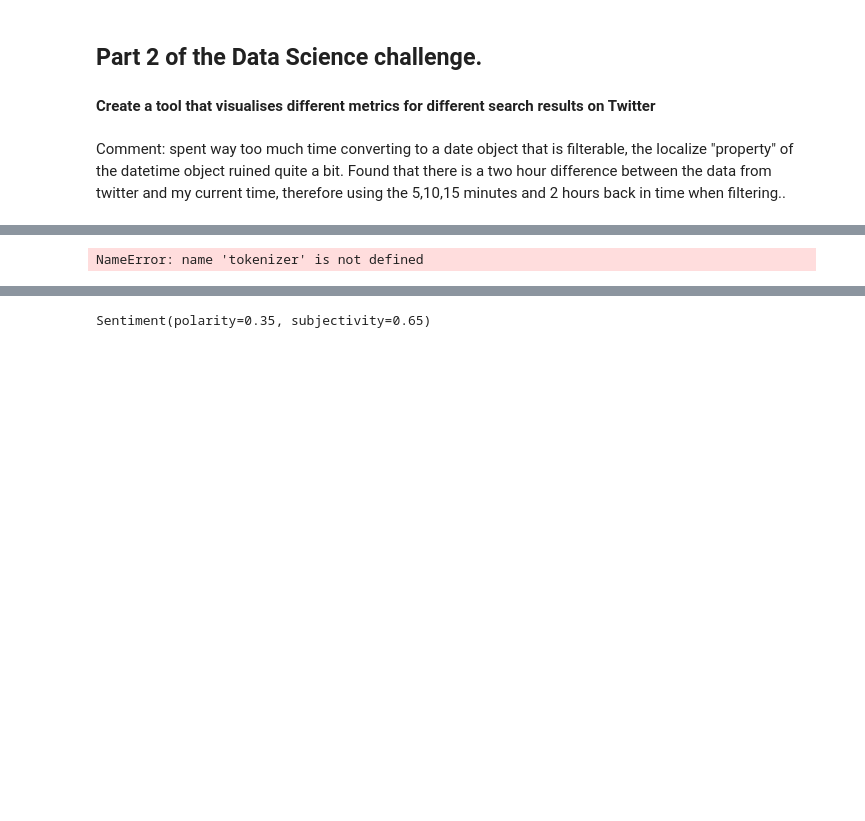
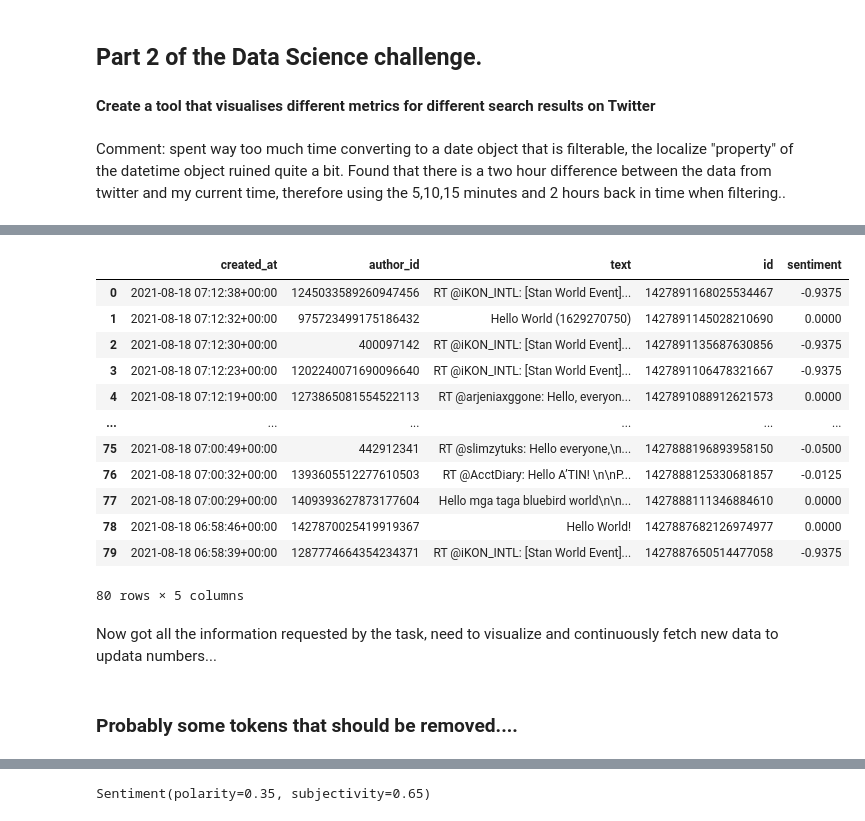
Before and after one commit to addiryan/Kahoot-challenge, a Jupyter notebook: Twitter.ipynb, the cells around one changed output, grey strips where cells are left out. Saved outputs shown, nothing was run; the diff lists cells and outputs as text; code cells hidden in the pictures; blank space fills up the shorter version.

```diff
--- a/Twitter.ipynb
+++ b/Twitter.ipynb
@@ -211 +231,21 @@ sentiment
+# %%
+tmp_df
+# %% [output]
+|  | created_at | author_id | text | id | sentiment |
+| 0 | 2021-08-18 07:12:38+00:00 | 1245033589260947456 | RT @iKON_INTL: [Stan World Event]... | 1427891168025534467 | -0.9375 |
+| 1 | 2021-08-18 07:12:32+00:00 | 975723499175186432 | Hello World (1629270750) | 1427891145028210690 | 0.0000 |
+| 2 | 2021-08-18 07:12:30+00:00 | 400097142 | RT @iKON_INTL: [Stan World Event]... | 1427891135687630856 | -0.9375 |
+| 3 | 2021-08-18 07:12:23+00:00 | 1202240071690096640 | RT @iKON_INTL: [Stan World Event]... | 1427891106478321667 | -0.9375 |
+| 4 | 2021-08-18 07:12:19+00:00 | 1273865081554522113 | RT @arjeniaxggone: Hello, everyon... | 1427891088912621573 | 0.0000 |
+| ... | ... | ... | ... | ... | ... |
+| 75 | 2021-08-18 07:00:49+00:00 | 442912341 | RT @slimzytuks: Hello everyone,\n... | 1427888196893958150 | -0.0500 |
+| 76 | 2021-08-18 07:00:32+00:00 | 1393605512277610503 | RT @AcctDiary: Hello A’TIN! \n\nP... | 1427888125330681857 | -0.0125 |
+| 77 | 2021-08-18 07:00:29+00:00 | 1409393627873177604 | Hello mga taga bluebird world\n\n... | 1427888111346884610 | 0.0000 |
+| 78 | 2021-08-18 06:58:46+00:00 | 1427870025419919367 | Hello World! | 1427887682126974977 | 0.0000 |
+| 79 | 2021-08-18 06:58:39+00:00 | 1287774664354234371 | RT @iKON_INTL: [Stan World Event]... | 1427887650514477058 | -0.9375 |
+80 rows × 5 columns
+# %% [markdown]
+Now got all the information requested by the task, need to visualize and continuously fetch new data to updata numbers...
+# %% [markdown]
+### Probably some tokens that should be removed....
 # %%
@@ -213,4 +252,0 @@ text = TextBlob(df_tweets.iloc[0].text)
-# %%
-tokenized_text = tokenizer.tokenize(df_tweets.iloc[0].text.lower())
-# %% [output]
-NameError: name 'tokenizer' is not defined
```
Also changed, not shown: parts of 17 cells of this notebook.
